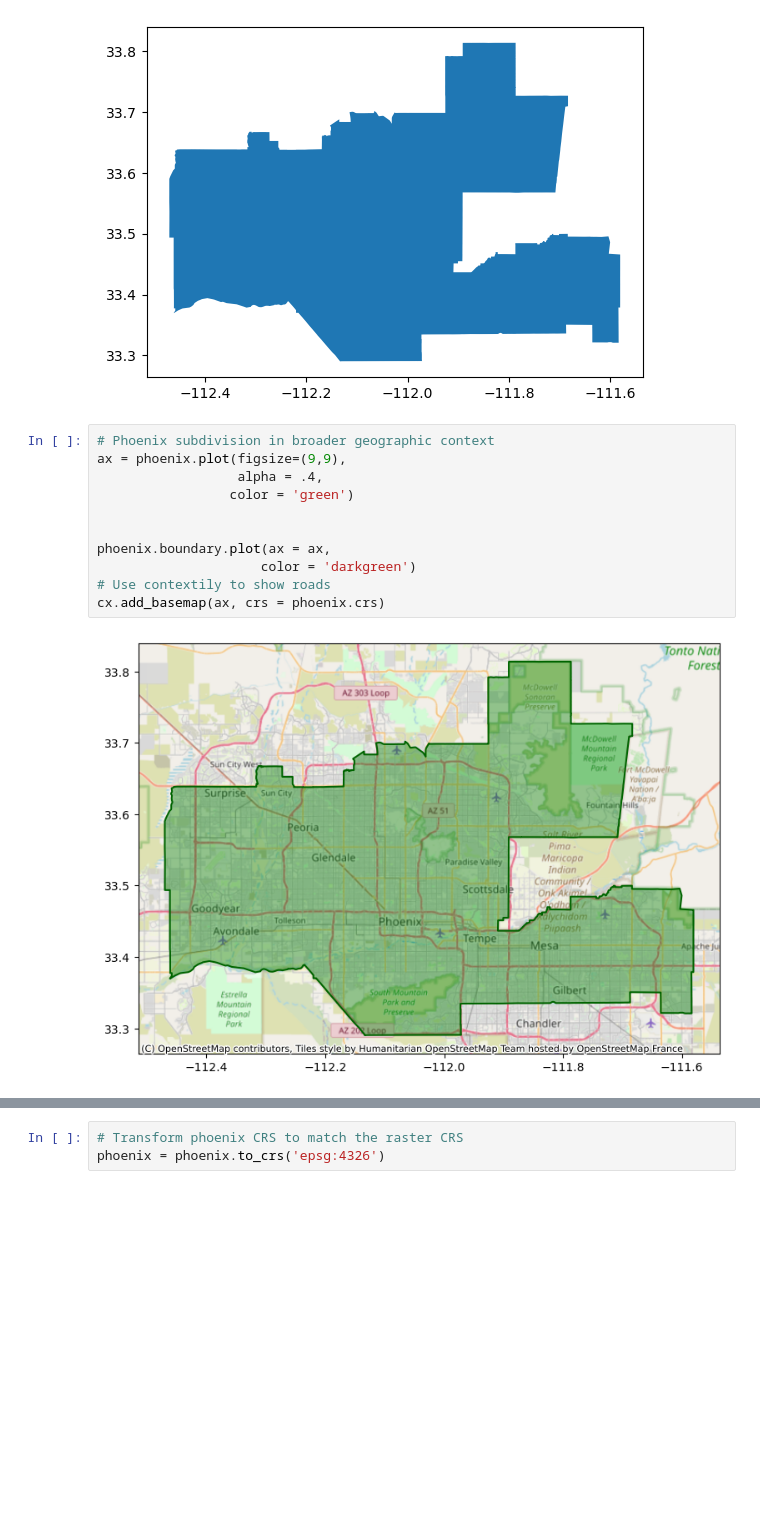
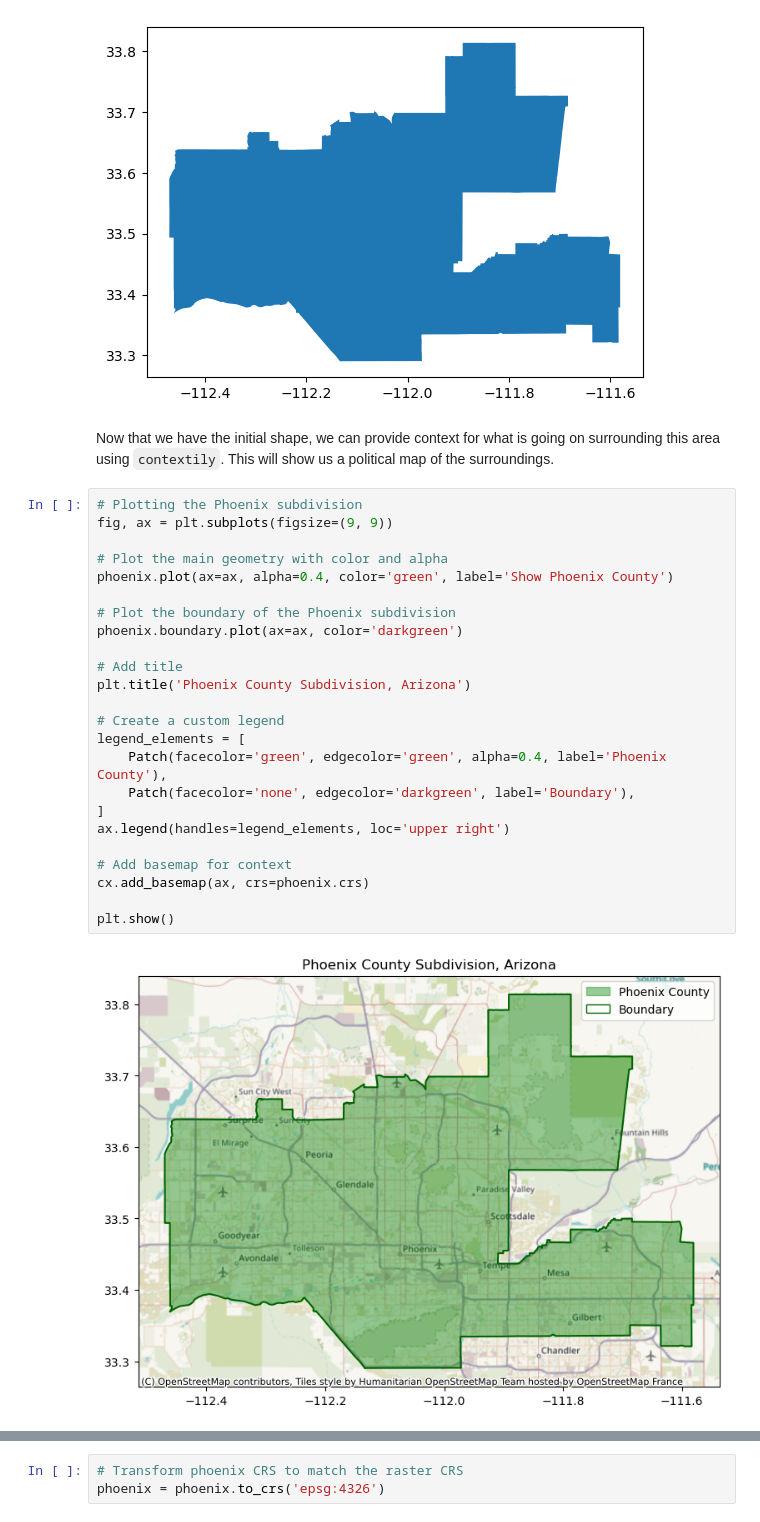
Before and after one commit to bgrazda/biodiversity-intactness, a Jupyter notebook: bii.ipynb, the cells around one changed output, grey strips where cells are left out. Saved outputs shown, nothing was run; the diff lists cells and outputs as text; blank space fills up the shorter version.

Commit message:
Add plot details and markdown cells

```diff
--- a/bii.ipynb
+++ b/bii.ipynb
@@ -187,17 +202,32 @@ phoenix.plot()
 # %% [output]
 <Axes: >
 [figure]
-# %%
-# Phoenix subdivision in broader geographic context
-ax = phoenix.plot(figsize=(9,9),
-                  alpha = .4,
-                 color = 'green')
-
-
-phoenix.boundary.plot(ax = ax,
-                     color = 'darkgreen')
-# Use contextily to show roads
-cx.add_basemap(ax, crs = phoenix.crs)
-# %% [output]
-[figure, removed]
+# %% [markdown]
+Now that we have the initial shape, we can provide context for what is going on surrounding this area using `contextily`. This will show us a political map of the surroundings.
+# %%
+# Plotting the Phoenix subdivision
+fig, ax = plt.subplots(figsize=(9, 9))
+
+# Plot the main geometry with color and alpha
+phoenix.plot(ax=ax, alpha=0.4, color='green', label='Show Phoenix County')
+
+# Plot the boundary of the Phoenix subdivision
+phoenix.boundary.plot(ax=ax, color='darkgreen')
+
+# Add title
+plt.title('Phoenix County Subdivision, Arizona')
+
+# Create a custom legend
+legend_elements = [
+    Patch(facecolor='green', edgecolor='green', alpha=0.4, label='Phoenix County'),
+    Patch(facecolor='none', edgecolor='darkgreen', label='Boundary'),
+]
+ax.legend(handles=legend_elements, loc='upper right')
+
+# Add basemap for context
+cx.add_basemap(ax, crs=phoenix.crs)
+
+plt.show()
+# %% [output]
+[figure, added]
 # %% [markdown]
```
Also changed, not shown: parts of 18 cells of this notebook.
